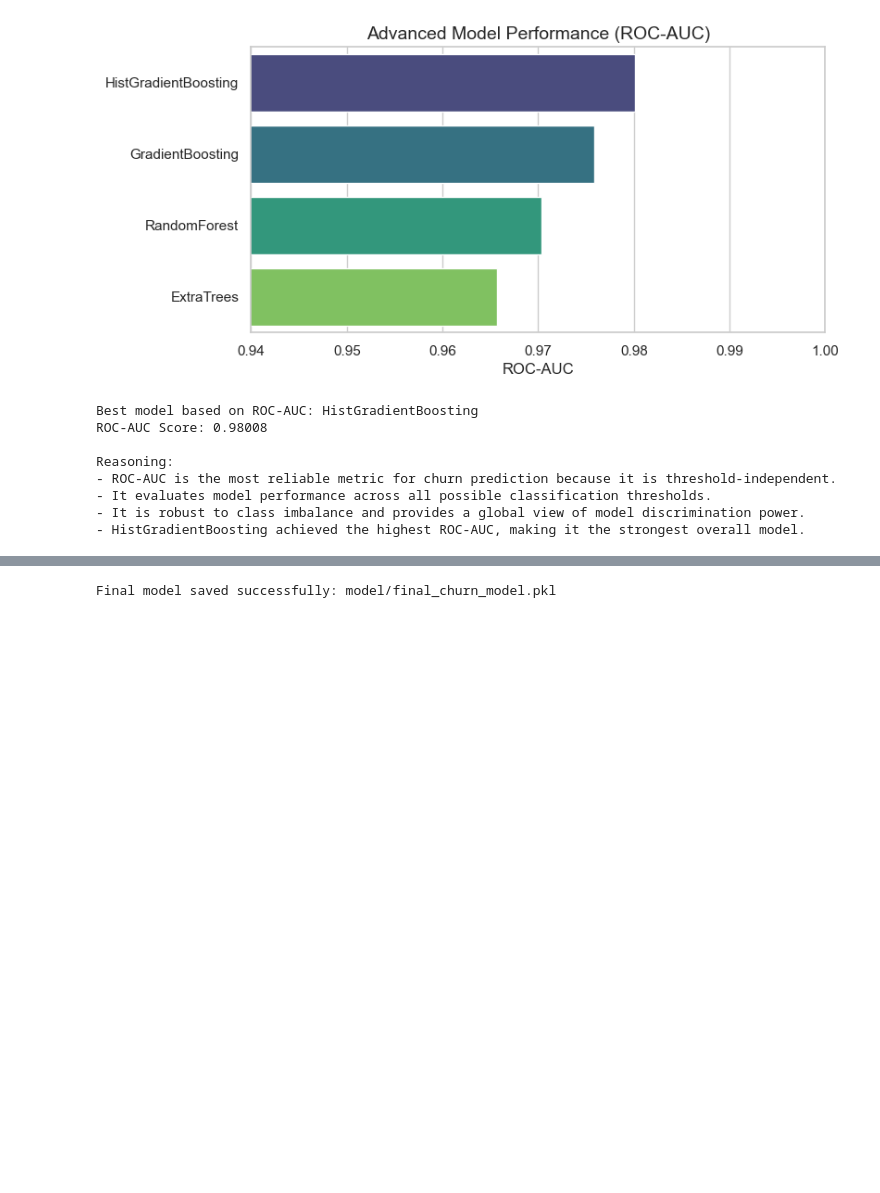
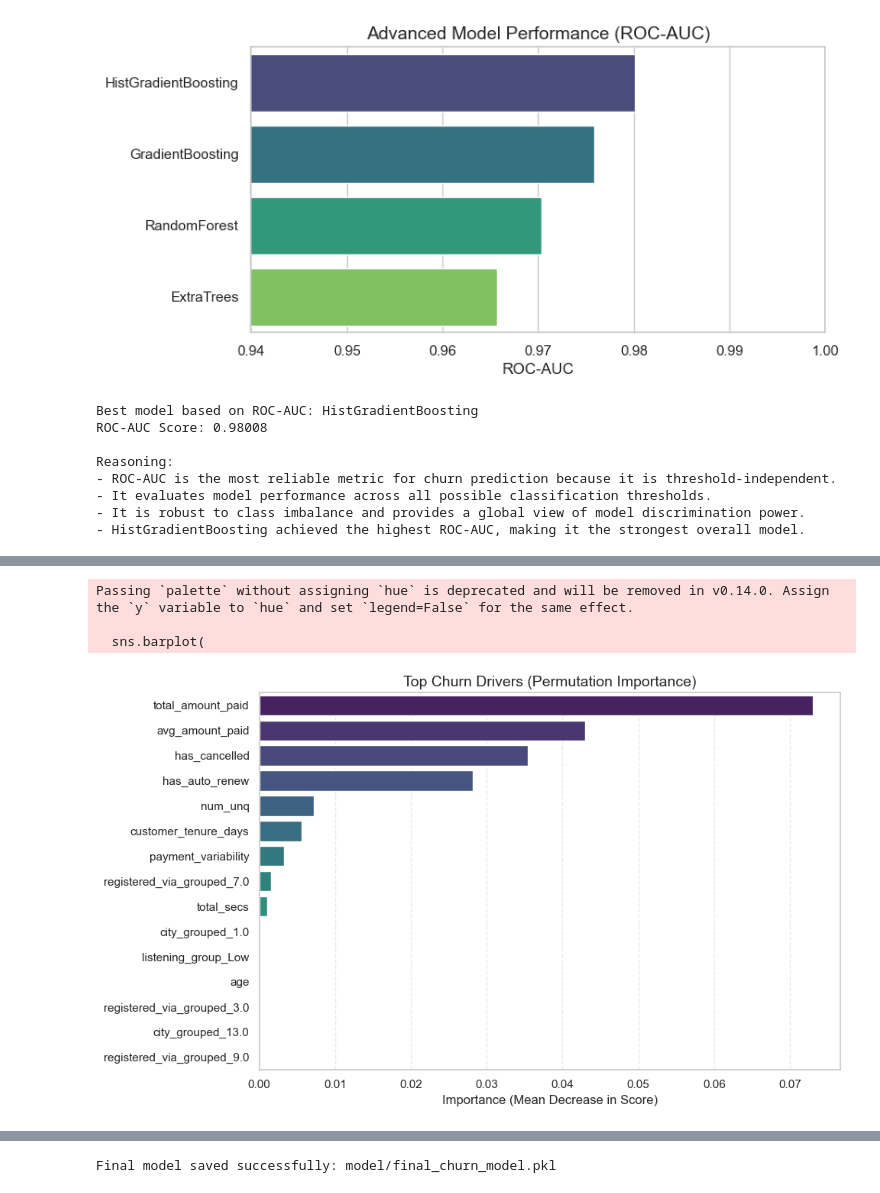
Before and after one commit to PaulinaMamiaga/customer-churn-intelligence-system, a Jupyter notebook: notebooks/03_modeling_and_evaluation.ipynb, the cells around one changed output, grey strips where cells are left out. Cells and saved outputs as stored; diff of their text form; code cells hidden in the pictures; blank space fills up the shorter version.

```diff
--- a/notebooks/03_modeling_and_evaluation.ipynb
+++ b/notebooks/03_modeling_and_evaluation.ipynb
@@ -144,0 +110,22 @@ preprocessor = ColumnTransformer(
+# %%
+categorical_cols = ["gender", "city_grouped", "registered_via_grouped", "listening_group"]
+
+numeric_cols = [
+    "age", "avg_amount_paid", "total_amount_paid", "has_auto_renew",
+    "has_cancelled", "total_secs", "num_unq", "customer_tenure_days",
+    "payment_variability"
+]
+
+numeric_transformer = Pipeline([("imputer", SimpleImputer(strategy="median"))])
+categorical_transformer = Pipeline([
+    ("imputer", SimpleImputer(strategy="most_frequent")),
+    ("encoder", OneHotEncoder(handle_unknown="ignore", sparse_output=False))
+])
+
+preprocessor = ColumnTransformer(
+    transformers=[
+        ("num", numeric_transformer, numeric_cols),
+        ("cat", categorical_transformer, categorical_cols)
+    ],
+    sparse_threshold=0
+)
@@ -529,0 +583,23 @@ Reasoning:
+# %%
+# 6. Sort importances
+top_imp = importances.sort_values("importance_mean", ascending=False).head(15)
+
+plt.figure(figsize=(10, 6))
+sns.barplot(
+    data=top_imp,
+    x="importance_mean",
+    y="feature",
+    palette="viridis"
+)
+
+plt.title("Top Churn Drivers (Permutation Importance)", fontsize=14)
+plt.xlabel("Importance (Mean Decrease in Score)")
+plt.ylabel("")
+plt.grid(axis="x", linestyle="--", alpha=0.4)
+plt.tight_layout()
+plt.show()
+# %% [output]
+Passing `palette` without assigning `hue` is deprecated and will be removed in v0.14.0. Assign the `y` variable to `hue` and set `legend=False` for the same effect.
+
+  sns.barplot(
+[figure, added]
```
Also changed, not shown: parts of 42 cells of this notebook.
